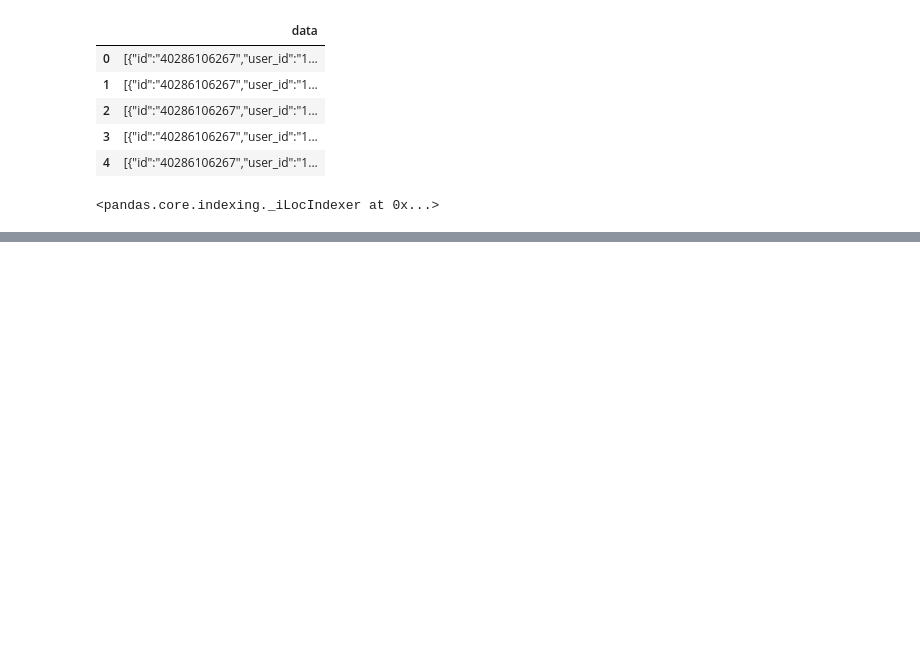
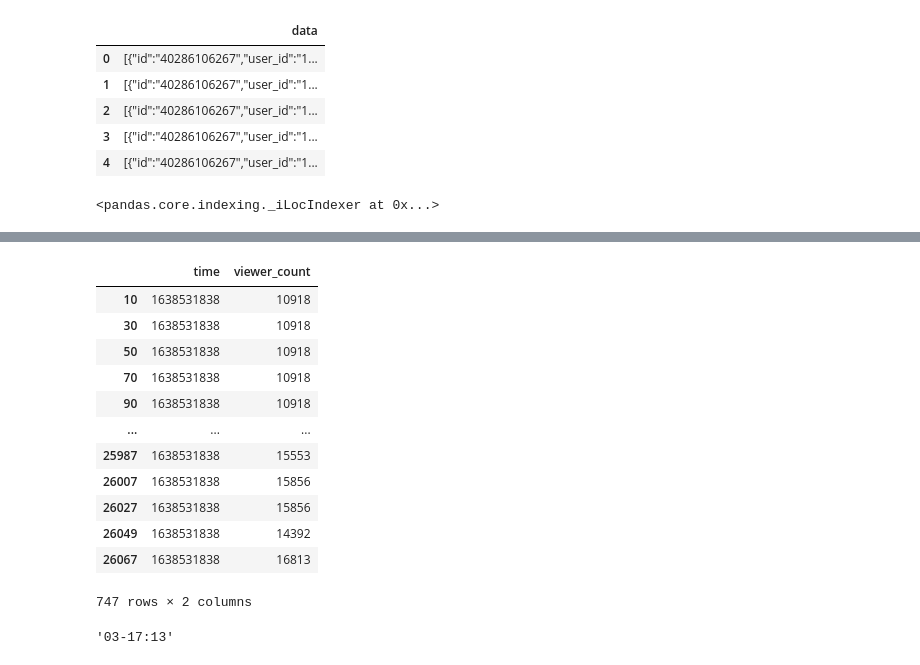
Before and after one commit to surajanand-j/Major-Twitch, a Jupyter notebook: data processing test.ipynb, the cells around one changed output, grey strips where cells are left out. Saved outputs shown, nothing was run; the diff lists cells and outputs as text; code cells hidden in the pictures; blank space fills up the shorter version.

Commit message:
Final Changes
fixed viewercount graph and preprocessing of csv

```diff
--- a/data processing test.ipynb
+++ b/data processing test.ipynb
@@ -138,0 +137,6 @@ from pandas.io.json import json_normalize
+# %%
+import pandas as pd
+import numpy as np
+
+newdf = pd.read_csv('E:\Code dump\Major Project\Exported Data\streams_processed.csv')
+newdf.head()
@@ -138,0 +150,37 @@ from pandas.io.json import json_normalize
+# %%
+# def fetch_viewcount(name, filepath):
+#     newdf = pd.read_csv(filepath)
+#     return newdf[['time', 'viewer_count']].loc[newdf['user_name'] == name]
+
+def fetch_viewcount(name, filepath):
+    newdf = pd.read_csv(filepath)
+    newdf = newdf.loc[newdf['user_name'] == name]
+    newdf['time'] = int(np.ceil(dp.parse(newdf['time'].values[0]).timestamp()))
+    newdf.set_index('time', drop=True)
+    return newdf[['time', 'viewer_count']]
+
+chart_data = fetch_viewcount('Fextralife', 'E:\Code dump\Major Project\Exported Data\streams_processed.csv')
+chart_data
+# %% [output]
+|  | time | viewer_count |
+| 10 | 1638531838 | 10918 |
+| 30 | 1638531838 | 10918 |
+| 50 | 1638531838 | 10918 |
+| 70 | 1638531838 | 10918 |
+| 90 | 1638531838 | 10918 |
+| ... | ... | ... |
+| 25987 | 1638531838 | 15553 |
+| 26007 | 1638531838 | 15856 |
+| 26027 | 1638531838 | 15856 |
+| 26049 | 1638531838 | 14392 |
+| 26067 | 1638531838 | 16813 |
+747 rows × 2 columns
+# %%
+chart_data['time'].values[0][8:10]+'-'+chart_data['time'].values[0][11:16]
+
+
+31713
+31714
+40101
+# %% [output]
+'03-17:13'
```
Also changed, not shown: parts of 5 cells of this notebook, 4 other files.
